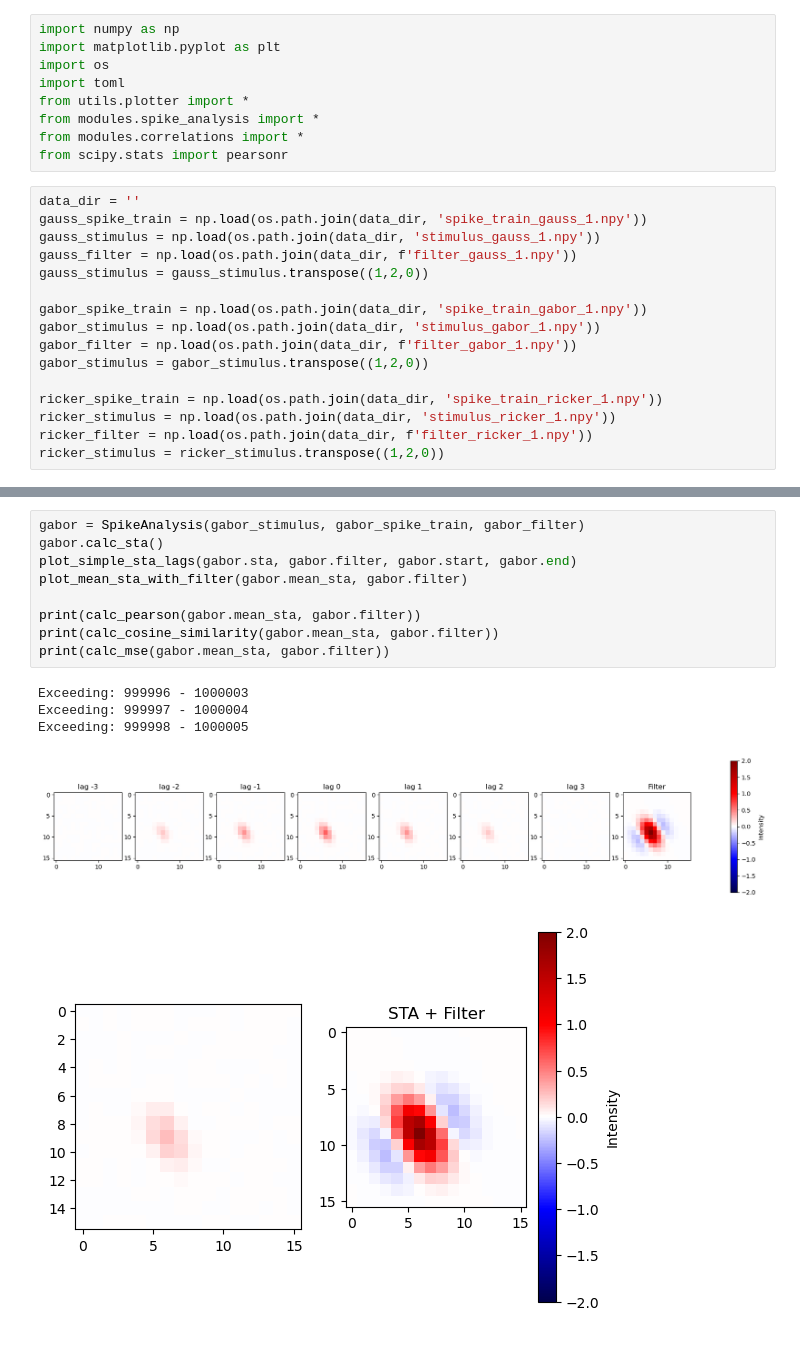
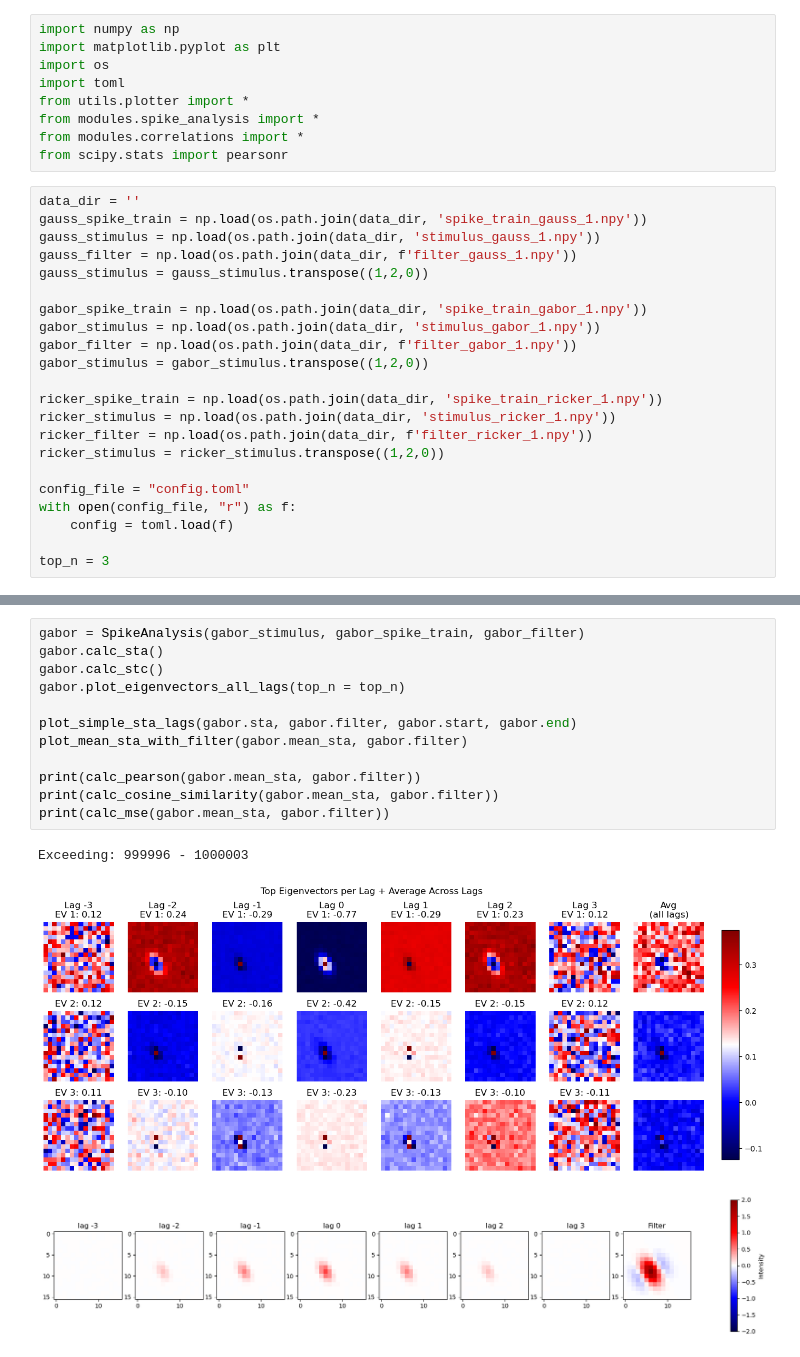
Before and after one commit to fschwar4/sta_analysis, a Jupyter notebook: sta.ipynb, the cells around one changed output, grey strips where cells are left out. Drawn from its saved outputs; the diff is of its cells as text.

```diff
--- a/sta.ipynb
+++ b/sta.ipynb
@@ -23,6 +23,12 @@ ricker_spike_train = np.load(os.path.join(data_dir, 'spike_train_ricker_1.npy'))
 ricker_stimulus = np.load(os.path.join(data_dir, 'stimulus_ricker_1.npy'))
 ricker_filter = np.load(os.path.join(data_dir, f'filter_ricker_1.npy'))
 ricker_stimulus = ricker_stimulus.transpose((1,2,0))
+
+config_file = "config.toml"
+with open(config_file, "r") as f:
+    config = toml.load(f)
+
+top_n = 3
 # %%
 gauss = SpikeAnalysis(gauss_stimulus, gauss_spike_train, gauss_filter)
 gauss.calc_sta()
@@ -56,15 +64,16 @@ print(calc_mse(ricker.mean_sta, ricker.filter))
 # %%
 gabor = SpikeAnalysis(gabor_stimulus, gabor_spike_train, gabor_filter)
 gabor.calc_sta()
+gabor.calc_stc()
+gabor.plot_eigenvectors_all_lags(top_n = top_n)
+
 plot_simple_sta_lags(gabor.sta, gabor.filter, gabor.start, gabor.end)
 plot_mean_sta_with_filter(gabor.mean_sta, gabor.filter)
 
 print(calc_pearson(gabor.mean_sta, gabor.filter))
 print(calc_cosine_similarity(gabor.mean_sta, gabor.filter))
 print(calc_mse(gabor.mean_sta, gabor.filter))
 # %% [output]
 Exceeding: 999996 - 1000003
-Exceeding: 999997 - 1000004
-Exceeding: 999998 - 1000005
-[figure, old version]
+[figure, new version]
-[figure, old version]
+[figure, new version]
```
Also changed, not shown: parts of 3 cells of this notebook, 2 other files.
